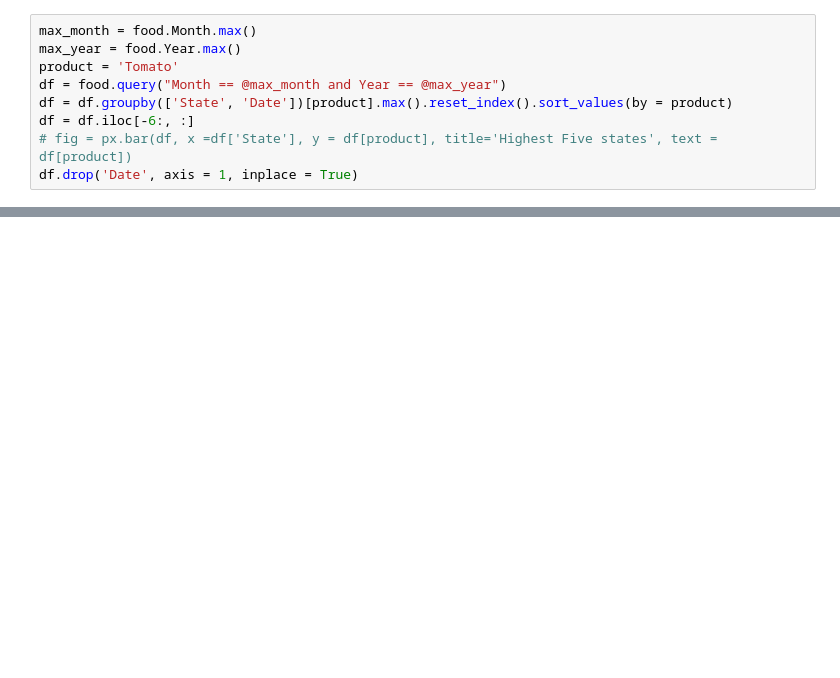
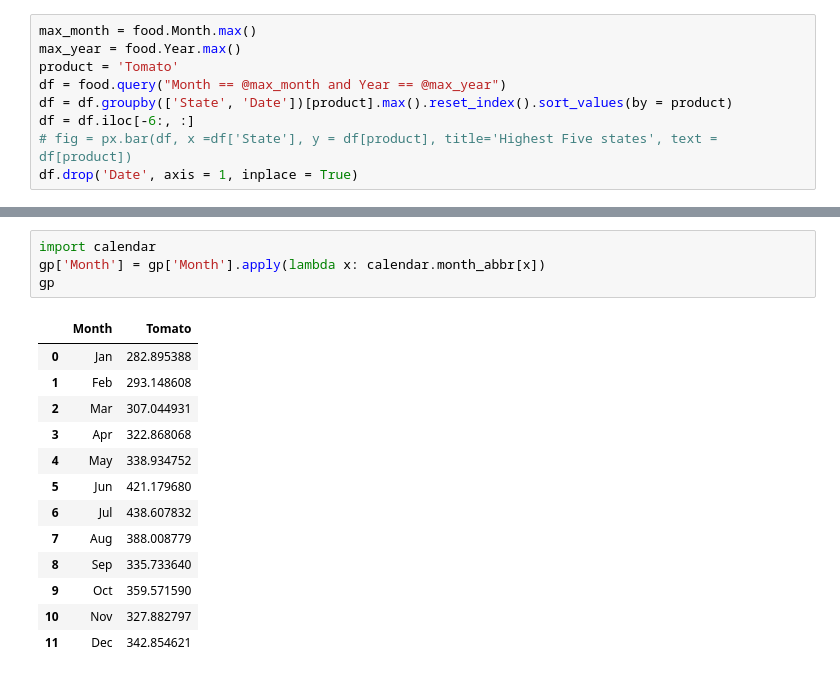
Before and after one commit to zalihat/Nigerian-Price-Watch, a Jupyter notebook: Dashboard/Untitled.ipynb, the cells around one changed output, grey strips where cells are left out. Cells and saved outputs as stored; diff of their text form; blank space fills up the shorter version.

```diff
--- a/Dashboard/Untitled.ipynb
+++ b/Dashboard/Untitled.ipynb
@@ -384,0 +376,18 @@ fig.show()
+# %%
+import calendar
+gp['Month'] = gp['Month'].apply(lambda x: calendar.month_abbr[x])
+gp
+# %% [output]
+|  | Month | Tomato |
+| 0 | Jan | 282.895388 |
+| 1 | Feb | 293.148608 |
+| 2 | Mar | 307.044931 |
+| 3 | Apr | 322.868068 |
+| 4 | May | 338.934752 |
+| 5 | Jun | 421.179680 |
+| 6 | Jul | 438.607832 |
+| 7 | Aug | 388.008779 |
+| 8 | Sep | 335.733640 |
+| 9 | Oct | 359.571590 |
+| 10 | Nov | 327.882797 |
+| 11 | Dec | 342.854621 |
```
Also changed, not shown: parts of 53 cells of this notebook, 2 other files.
